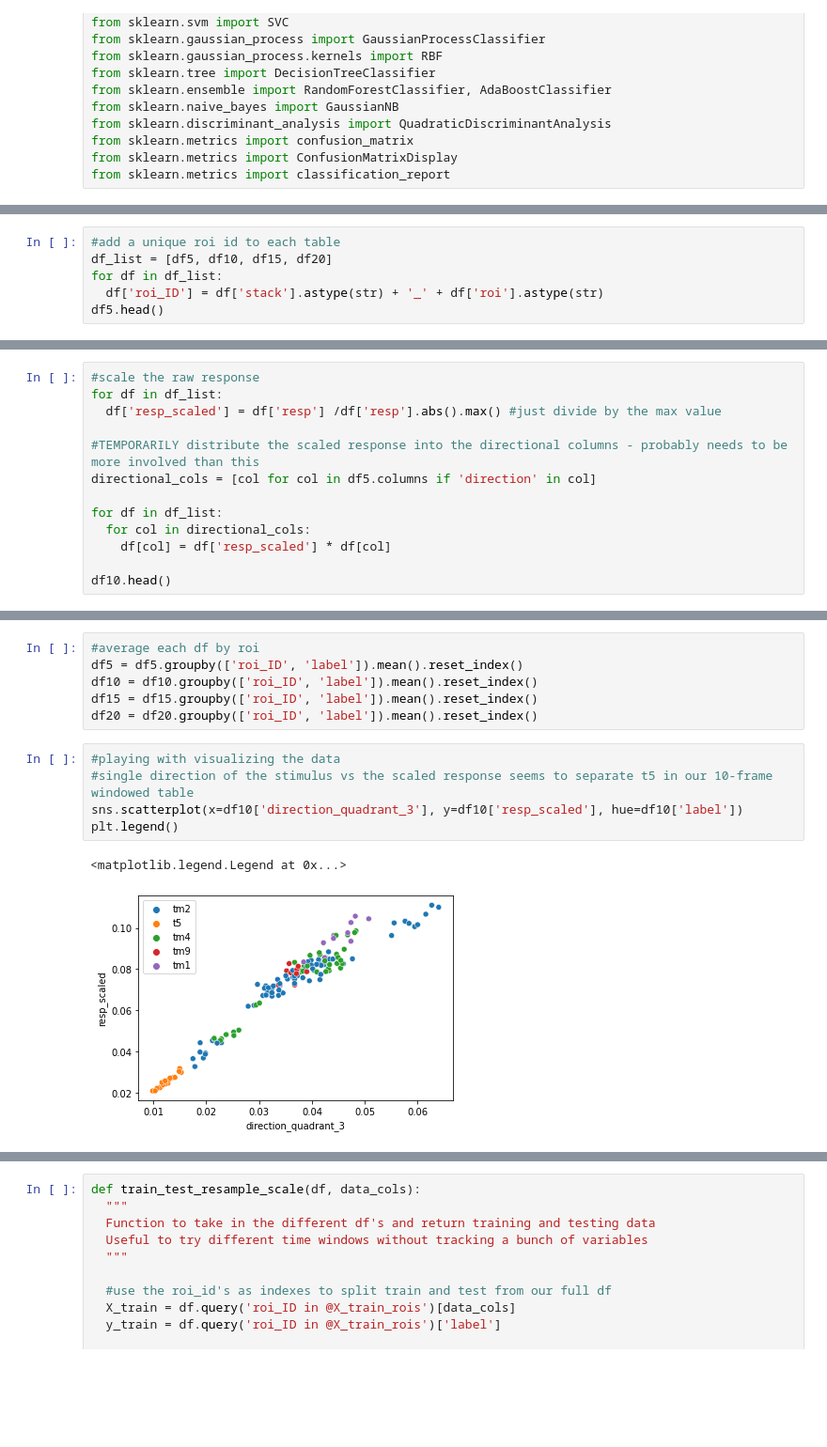
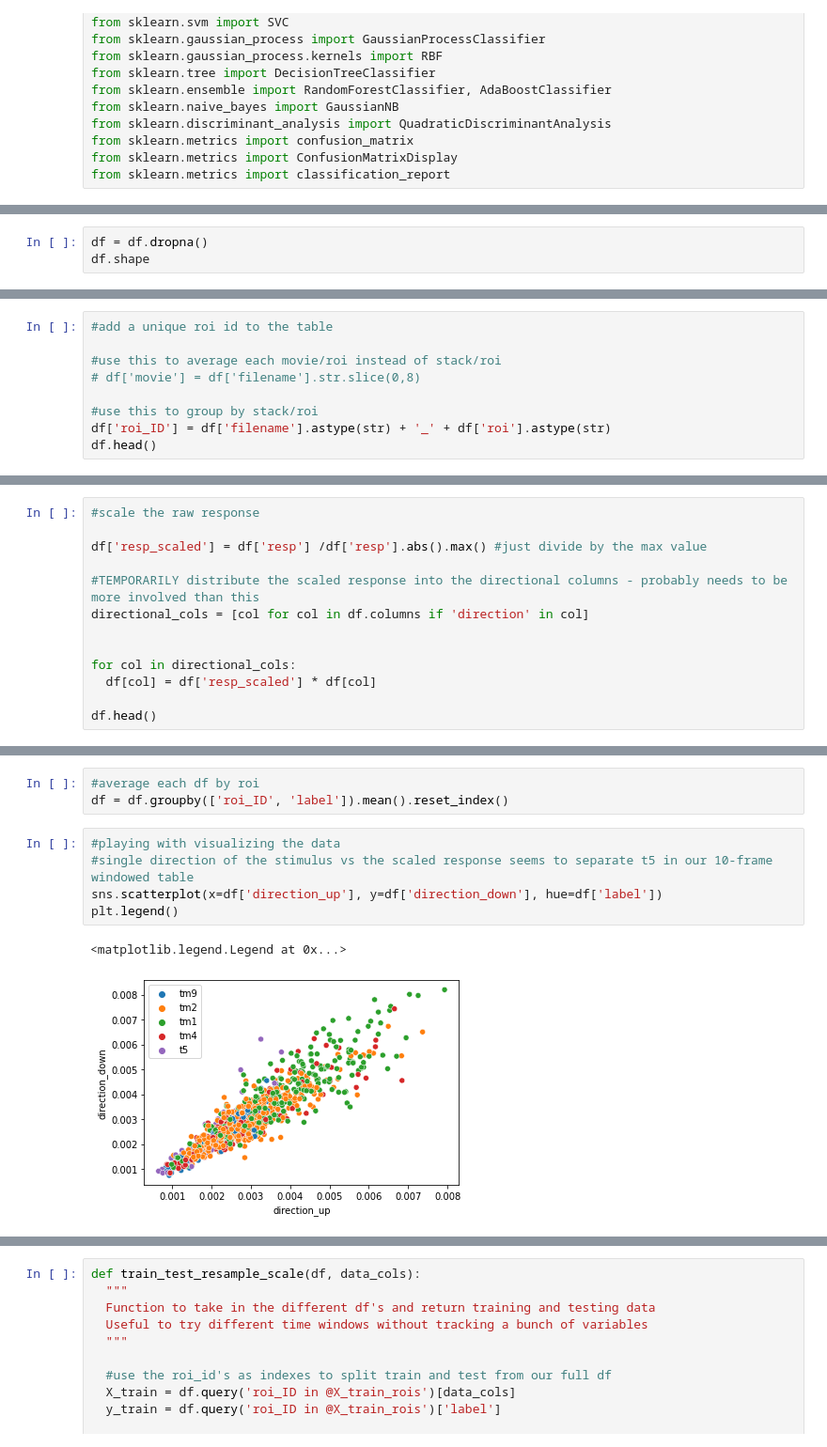
Before and after one commit to laurenneal/capstone-visual-neuroscience, a Jupyter notebook: scikit_test_v2.ipynb, the cells around one changed output, grey strips where cells are left out. Shown at 94% size. Cells and saved outputs as stored; diff of their text form; blank space fills up the shorter version.

```diff
--- a/scikit_test_v2.ipynb
+++ b/scikit_test_v2.ipynb
@@ -90,0 +77,3 @@ df20 = pd.read_csv('/content/drive/MyDrive/DS6011_Capstone_VisualNeuroscience/Se
+# %%
+df = df.dropna()
+df.shape
@@ -91,7 +82,10 @@ df20 = pd.read_csv('/content/drive/MyDrive/DS6011_Capstone_VisualNeuroscience/Se
 # %%
-#add a unique roi id to each table
-df_list = [df5, df10, df15, df20]
-for df in df_list:
-  df['roi_ID'] = df['stack'].astype(str) + '_' + df['roi'].astype(str)
-df5.head()
+#add a unique roi id to the table
+
+#use this to average each movie/roi instead of stack/roi
+# df['movie'] = df['filename'].str.slice(0,8)
+
+#use this to group by stack/roi
+df['roi_ID'] = df['filename'].astype(str) + '_' + df['roi'].astype(str)
+df.head()
 # %% [output]
@@ -124,15 +119,15 @@ Index(['direction_quadrant_1', 'direction_quadrant_2', 'direction_quadrant_3',
       dtype='object')
 # %%
 #scale the raw response
-for df in df_list:
-  df['resp_scaled'] = df['resp'] /df['resp'].abs().max() #just divide by the max value
+
+df['resp_scaled'] = df['resp'] /df['resp'].abs().max() #just divide by the max value
 
 #TEMPORARILY distribute the scaled response into the directional columns - probably needs to be more involved than this
-directional_cols = [col for col in df5.columns if 'direction' in col]
+directional_cols = [col for col in df.columns if 'direction' in col]
 
-for df in df_list:
-  for col in directional_cols:
-    df[col] = df['resp_scaled'] * df[col]
 
-df10.head()
+for col in directional_cols:
+  df[col] = df['resp_scaled'] * df[col]
+
+df.head()
 # %% [output]
@@ -145,17 +141,14 @@ df10.head()
 # %%
 #average each df by roi
-df5 = df5.groupby(['roi_ID', 'label']).mean().reset_index()
-df10 = df10.groupby(['roi_ID', 'label']).mean().reset_index()
-df15 = df15.groupby(['roi_ID', 'label']).mean().reset_index()
-df20 = df20.groupby(['roi_ID', 'label']).mean().reset_index()
+df = df.groupby(['roi_ID', 'label']).mean().reset_index()
 # %%
 #playing with visualizing the data
 #single direction of the stimulus vs the scaled response seems to separate t5 in our 10-frame windowed table
-sns.scatterplot(x=df10['direction_quadrant_3'], y=df10['resp_scaled'], hue=df10['label'])
+sns.scatterplot(x=df['direction_up'], y=df['direction_down'], hue=df['label'])
 plt.legend()
 # %% [output]
 <matplotlib.legend.Legend at 0x...>
-[figure, old version]
+[figure, new version]
 # %%
 #train test split by roi_ID so that no single roi is included in the training and testing data
 #Right now the split is random
```
Also changed, not shown: parts of 18 cells of this notebook.
